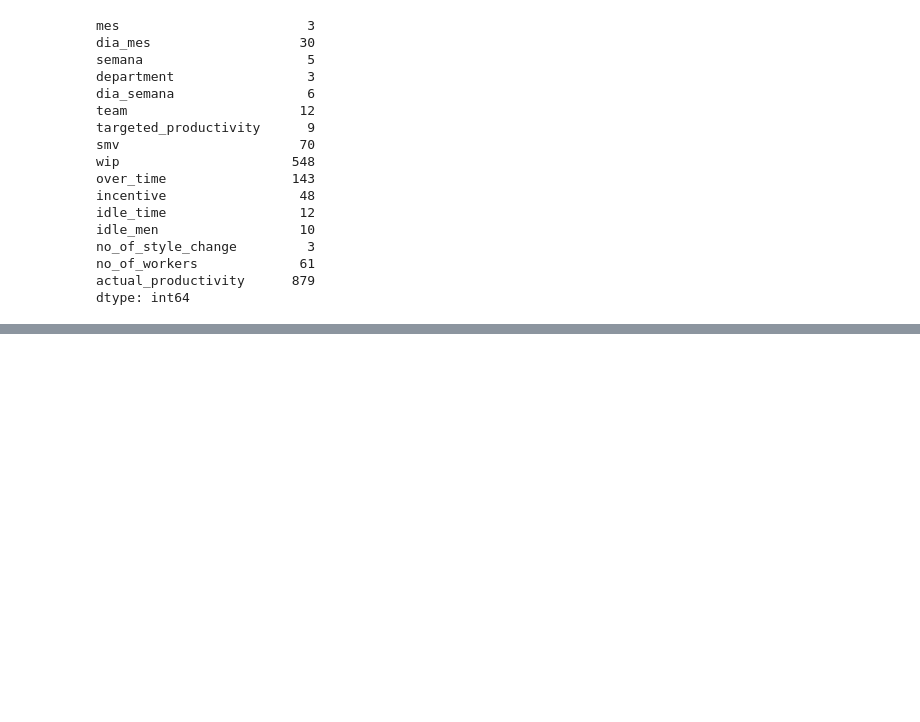
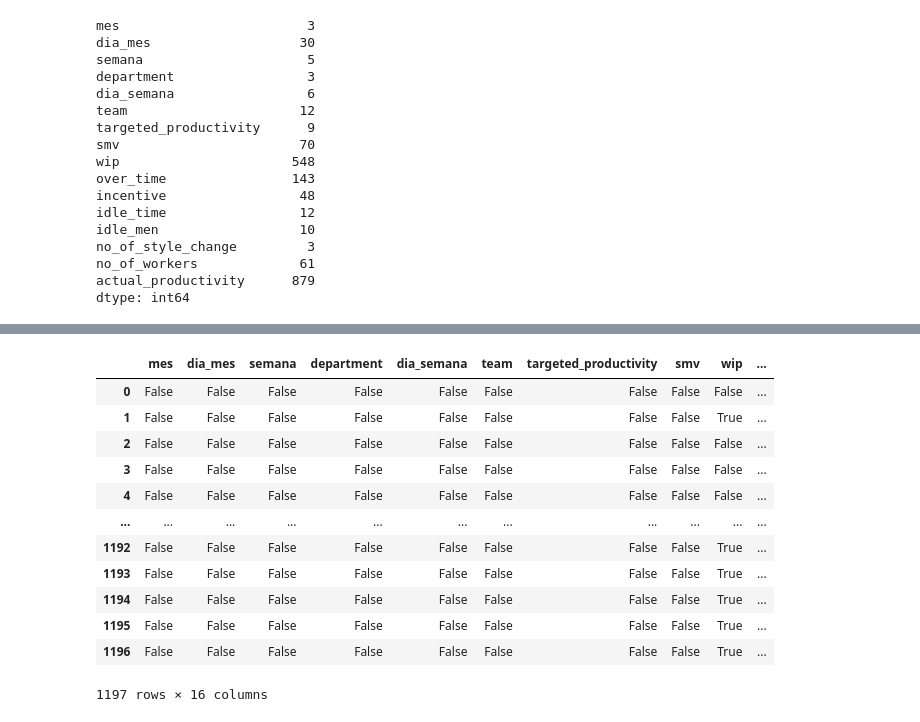
Before and after one commit to darwinpadilla/Grupo_Productivity_Prediction, a Jupyter notebook: Grupo_Productivity_Prediction.ipynb, the cells around one changed output, grey strips where cells are left out. Saved outputs shown, nothing was run; the diff lists cells and outputs as text; code cells hidden in the pictures; blank space fills up the shorter version.

Commit message:
1.5 Validar nulos

```diff
--- a/Grupo_Productivity_Prediction.ipynb
+++ b/Grupo_Productivity_Prediction.ipynb
@@ -1464,0 +1487,18 @@ dataset["department"] = dataset["department"].str.rstrip()
+# %%
+# DP GIT. 1.5 Tratamiento de nulos y duplicados
+#Visualizamos si las filas (registros) tienen nulos o no. El valor "True" indica que es nulo y "False" que no lo es
+dataset.isna()
+# %% [output]
+|  | mes | dia_mes | semana | department | dia_semana | team | targeted_productivity | smv | wip | ... |
+| 0 | False | False | False | False | False | False | False | False | False | ... |
+| 1 | False | False | False | False | False | False | False | False | True | ... |
+| 2 | False | False | False | False | False | False | False | False | False | ... |
+| 3 | False | False | False | False | False | False | False | False | False | ... |
+| 4 | False | False | False | False | False | False | False | False | False | ... |
+| ... | ... | ... | ... | ... | ... | ... | ... | ... | ... | ... |
+| 1192 | False | False | False | False | False | False | False | False | True | ... |
+| 1193 | False | False | False | False | False | False | False | False | True | ... |
+| 1194 | False | False | False | False | False | False | False | False | True | ... |
+| 1195 | False | False | False | False | False | False | False | False | True | ... |
+| 1196 | False | False | False | False | False | False | False | False | True | ... |
+1197 rows × 16 columns
```
Also changed, not shown: parts of 10 cells of this notebook.
